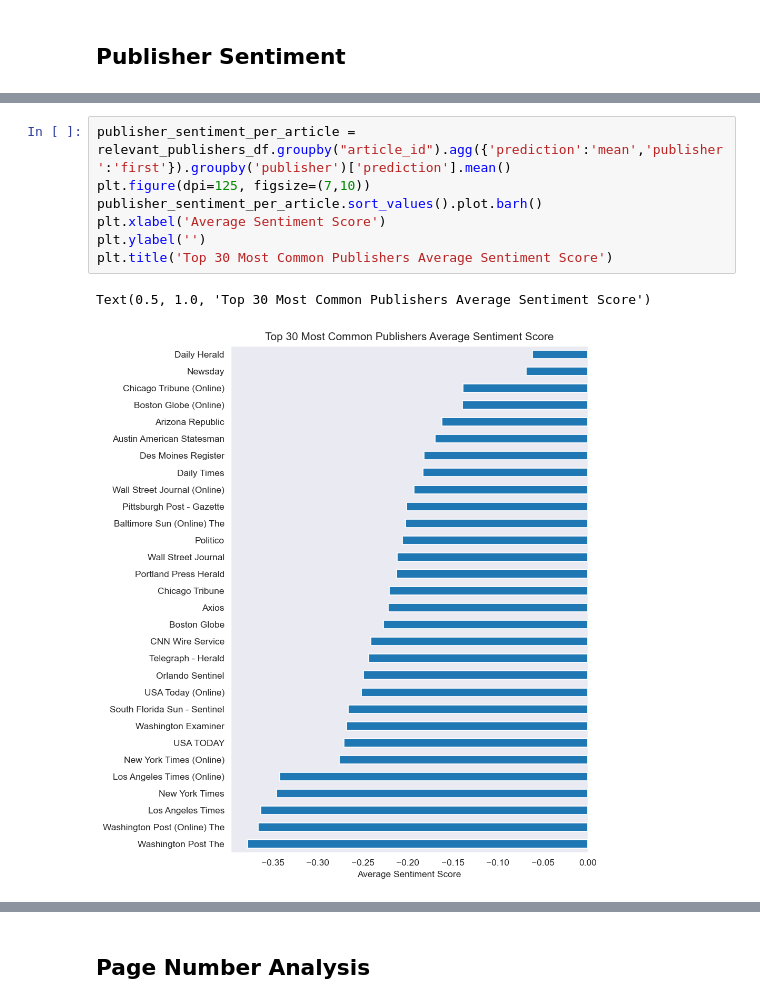
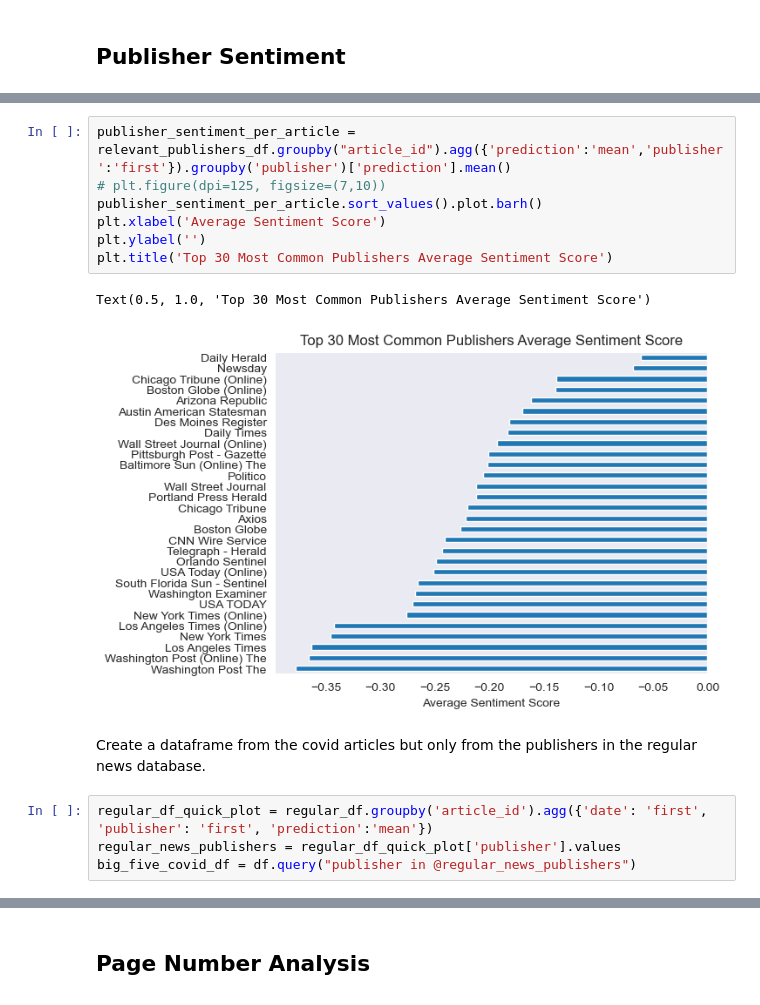
Before and after one commit to GabeNicholson/covid-news, a Jupyter notebook: covid_data_analysis.ipynb, the cells around one changed output, grey strips where cells are left out. Cells and saved outputs as stored; diff of their text form.

```diff
--- a/covid_data_analysis.ipynb
+++ b/covid_data_analysis.ipynb
@@ -133,10 +151,16 @@ Text(0.5, 1.0, 'Top 30 Most Common Publishers Average Sentiment Score')
 # %%
 publisher_sentiment_per_article = relevant_publishers_df.groupby("article_id").agg({'prediction':'mean','publisher':'first'}).groupby('publisher')['prediction'].mean()
-plt.figure(dpi=125, figsize=(7,10))
+# plt.figure(dpi=125, figsize=(7,10))
 publisher_sentiment_per_article.sort_values().plot.barh()
 plt.xlabel('Average Sentiment Score')
 plt.ylabel('')
 plt.title('Top 30 Most Common Publishers Average Sentiment Score')
 # %% [output]
 Text(0.5, 1.0, 'Top 30 Most Common Publishers Average Sentiment Score')
-[figure, old version]
+[figure, new version]
+# %% [markdown]
+Create a dataframe from the covid articles but only from the publishers in the regular news database.
+# %%
+regular_df_quick_plot = regular_df.groupby('article_id').agg({'date': 'first', 'publisher': 'first', 'prediction':'mean'})
+regular_news_publishers = regular_df_quick_plot['publisher'].values
+big_five_covid_df = df.query("publisher in @regular_news_publishers")
```
Also changed, not shown: parts of 37 cells of this notebook, 1 other file.
